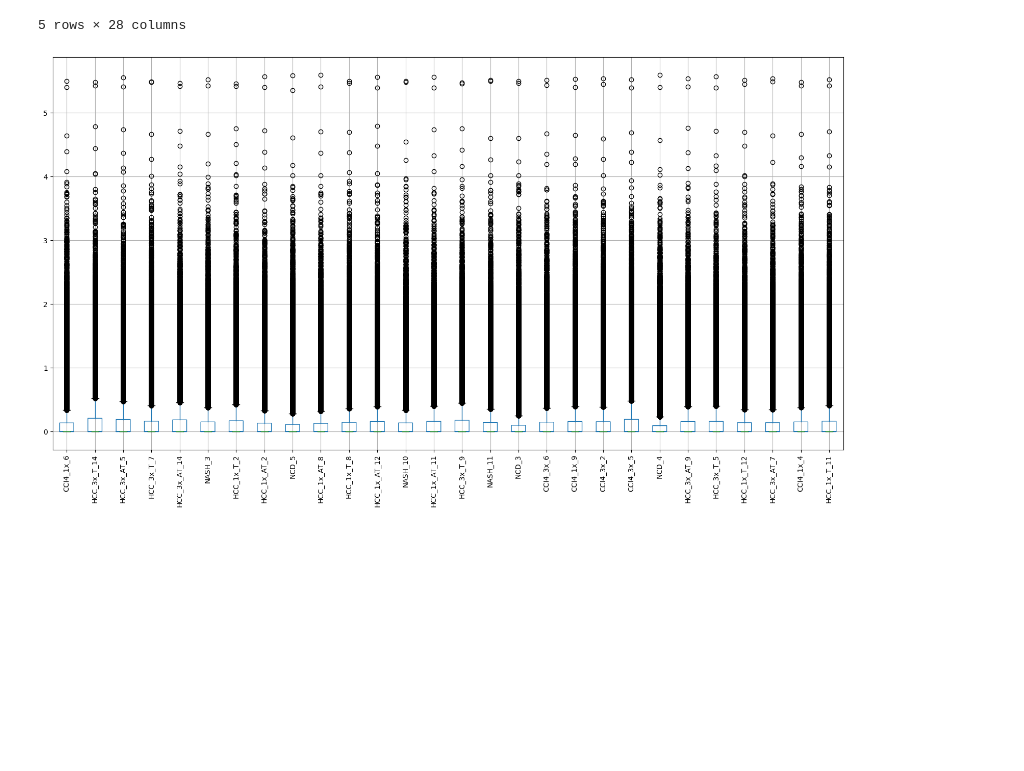
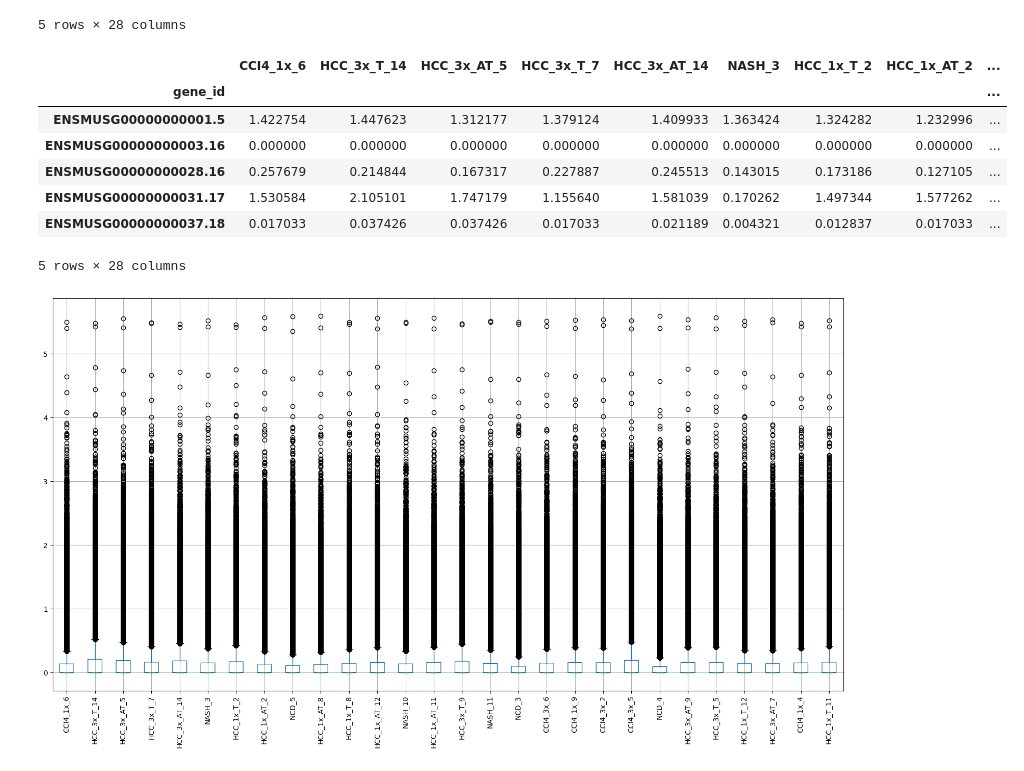
Before and after one commit to jigsaw-snu/NASH_HCC_liver-KRIBB_2022, a Jupyter notebook: srcs/rsem_star_deseq/sample_qc.ipynb, the cells around one changed output. Saved outputs shown, nothing was run; the diff lists cells and outputs as text; code cells hidden in the pictures; blank space fills up the shorter version.

```diff
--- a/srcs/rsem_star_deseq/sample_qc.ipynb
+++ b/srcs/rsem_star_deseq/sample_qc.ipynb
@@ -209,6 +209,17 @@ tpm.head()
 | ENSMUSG00000000031.17 | 32.93 | 126.38 | 54.87 | 13.31 | 37.11 | 0.48 | 30.43 | 36.78 | ... |
 | ENSMUSG00000000037.18 | 0.04 | 0.09 | 0.09 | 0.04 | 0.05 | 0.01 | 0.03 | 0.04 | ... |
 5 rows × 28 columns
+# %%
+log_tpm.head()
+# %% [output]
+|  | CCI4_1x_6 | HCC_3x_T_14 | HCC_3x_AT_5 | HCC_3x_T_7 | HCC_3x_AT_14 | NASH_3 | HCC_1x_T_2 | HCC_1x_AT_2 | ... |
+| gene_id |  |  |  |  |  |  |  |  | ... |
+| ENSMUSG00000000001.5 | 1.422754 | 1.447623 | 1.312177 | 1.379124 | 1.409933 | 1.363424 | 1.324282 | 1.232996 | ... |
+| ENSMUSG00000000003.16 | 0.000000 | 0.000000 | 0.000000 | 0.000000 | 0.000000 | 0.000000 | 0.000000 | 0.000000 | ... |
+| ENSMUSG00000000028.16 | 0.257679 | 0.214844 | 0.167317 | 0.227887 | 0.245513 | 0.143015 | 0.173186 | 0.127105 | ... |
+| ENSMUSG00000000031.17 | 1.530584 | 2.105101 | 1.747179 | 1.155640 | 1.581039 | 0.170262 | 1.497344 | 1.577262 | ... |
+| ENSMUSG00000000037.18 | 0.017033 | 0.037426 | 0.037426 | 0.017033 | 0.021189 | 0.004321 | 0.012837 | 0.017033 | ... |
+5 rows × 28 columns
 # %%
 log_tpm = np.log10(tpm+1)
 log_tpm.boxplot(figsize=(20, 10), notch=True)
```
Also changed, not shown: parts of 2 cells of this notebook.
